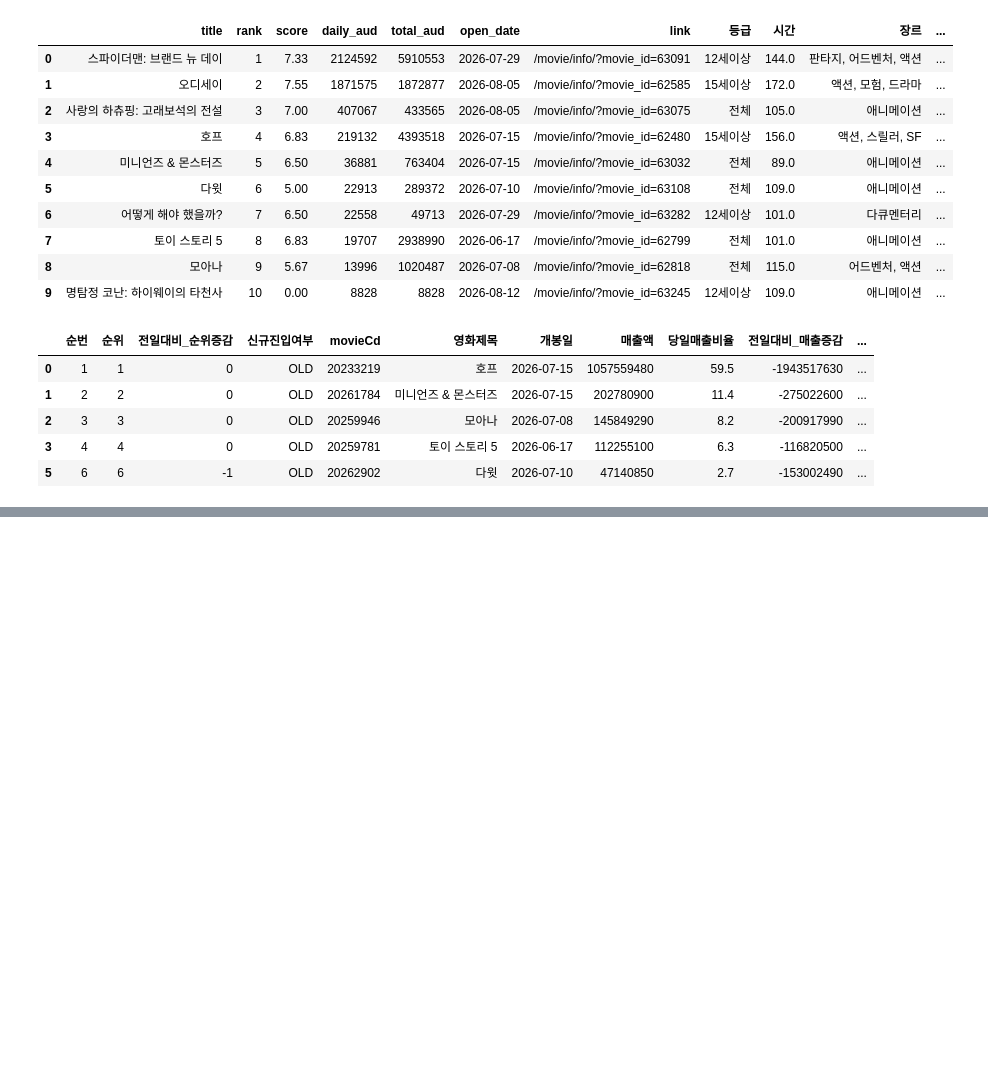
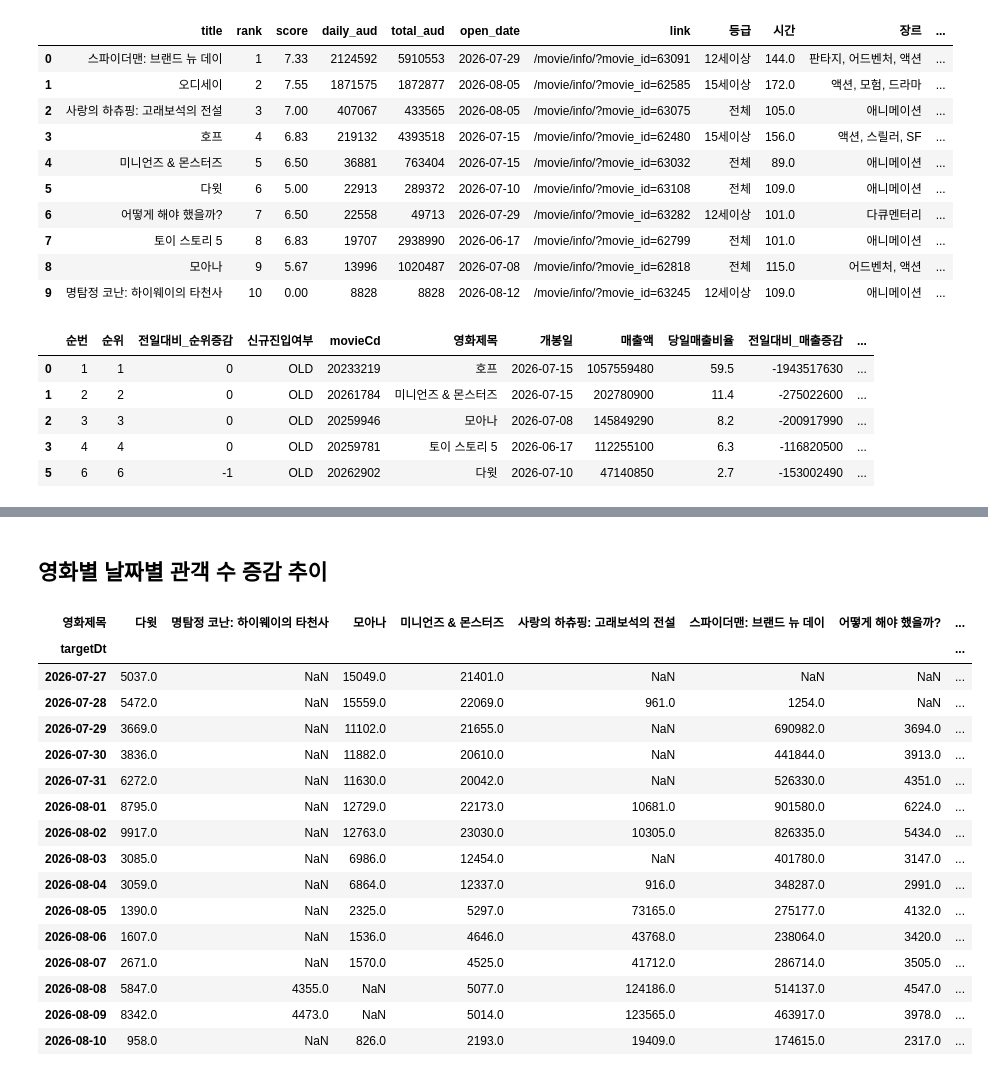
Before and after one commit to kkw5389-collab/sprint_mission16, a Jupyter notebook: notebooks/analysis.ipynb, the cells around one changed output, grey strips where cells are left out. Saved outputs shown, nothing was run; the diff lists cells and outputs as text; code cells hidden in the pictures; blank space fills up the shorter version.

```diff
--- a/notebooks/analysis.ipynb
+++ b/notebooks/analysis.ipynb
@@ -457,0 +568,28 @@ df_kobis[df_kobis['targetDt'] == '2026-08-09']
+# %% [markdown]
+## 영화별 날짜별 관객 수 증감 추이
+# %%
+pivot_audcnt_df = top_df.pivot(
+    index='targetDt',
+    columns='영화제목',
+    values='당일관객수'
+)
+
+pivot_audcnt_df
+# %% [output]
+| 영화제목 | 다윗 | 명탐정 코난: 하이웨이의 타천사 | 모아나 | 미니언즈 & 몬스터즈 | 사랑의 하츄핑: 고래보석의 전설 | 스파이더맨: 브랜드 뉴 데이 | 어떻게 해야 했을까? | ... |
+| targetDt |  |  |  |  |  |  |  | ... |
+| 2026-07-27 | 5037.0 | NaN | 15049.0 | 21401.0 | NaN | NaN | NaN | ... |
+| 2026-07-28 | 5472.0 | NaN | 15559.0 | 22069.0 | 961.0 | 1254.0 | NaN | ... |
+| 2026-07-29 | 3669.0 | NaN | 11102.0 | 21655.0 | NaN | 690982.0 | 3694.0 | ... |
+| 2026-07-30 | 3836.0 | NaN | 11882.0 | 20610.0 | NaN | 441844.0 | 3913.0 | ... |
+| 2026-07-31 | 6272.0 | NaN | 11630.0 | 20042.0 | NaN | 526330.0 | 4351.0 | ... |
+| 2026-08-01 | 8795.0 | NaN | 12729.0 | 22173.0 | 10681.0 | 901580.0 | 6224.0 | ... |
+| 2026-08-02 | 9917.0 | NaN | 12763.0 | 23030.0 | 10305.0 | 826335.0 | 5434.0 | ... |
+| 2026-08-03 | 3085.0 | NaN | 6986.0 | 12454.0 | NaN | 401780.0 | 3147.0 | ... |
+| 2026-08-04 | 3059.0 | NaN | 6864.0 | 12337.0 | 916.0 | 348287.0 | 2991.0 | ... |
+| 2026-08-05 | 1390.0 | NaN | 2325.0 | 5297.0 | 73165.0 | 275177.0 | 4132.0 | ... |
+| 2026-08-06 | 1607.0 | NaN | 1536.0 | 4646.0 | 43768.0 | 238064.0 | 3420.0 | ... |
+| 2026-08-07 | 2671.0 | NaN | 1570.0 | 4525.0 | 41712.0 | 286714.0 | 3505.0 | ... |
+| 2026-08-08 | 5847.0 | 4355.0 | NaN | 5077.0 | 124186.0 | 514137.0 | 4547.0 | ... |
+| 2026-08-09 | 8342.0 | 4473.0 | NaN | 5014.0 | 123565.0 | 463917.0 | 3978.0 | ... |
+| 2026-08-10 | 958.0 | NaN | 826.0 | 2193.0 | 19409.0 | 174615.0 | 2317.0 | ... |
```
Also changed, not shown: parts of 32 cells of this notebook, 1 other file.
